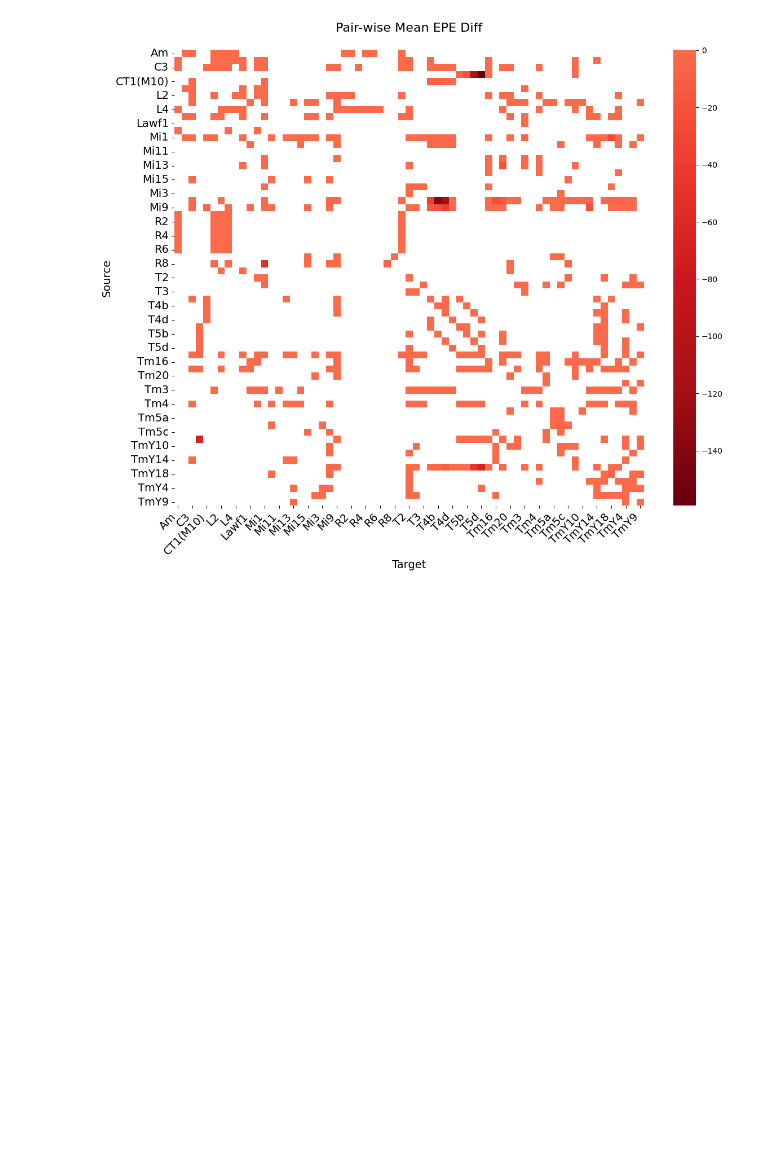
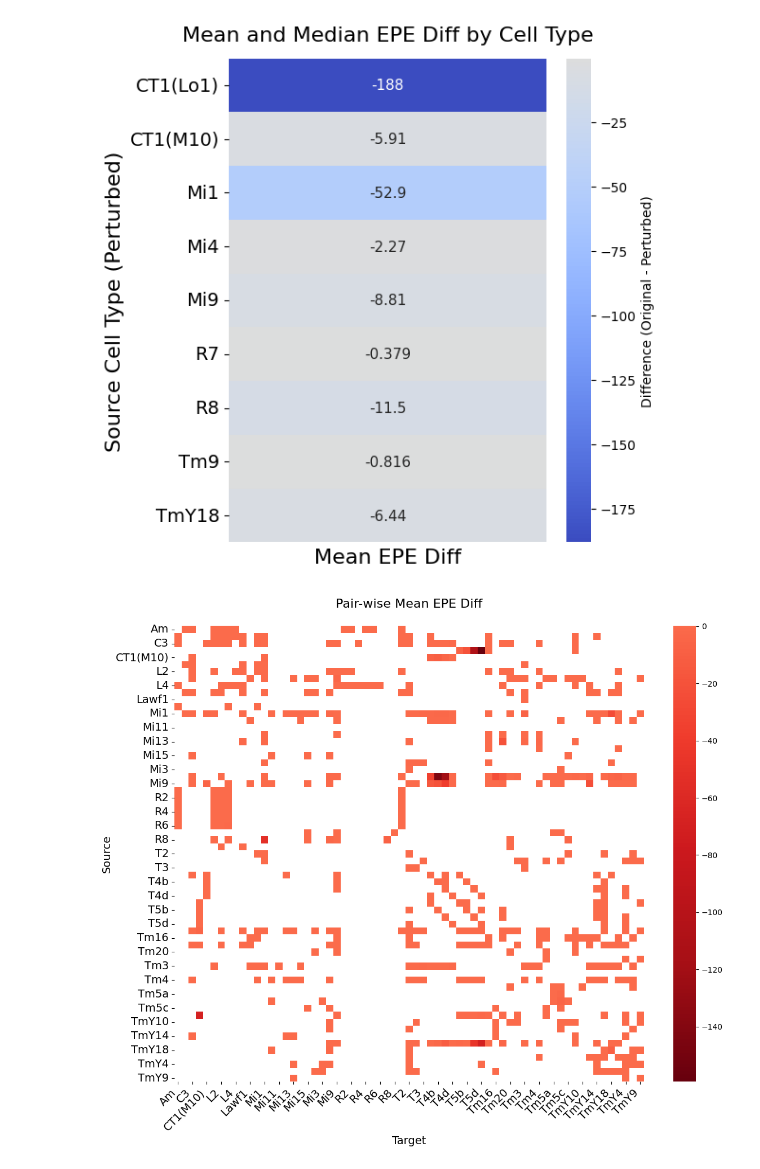
Before and after one commit to deangeckt/fly_wire_perturbations, a Jupyter notebook: optic_flow_analysis.ipynb, the cells around one changed output. Saved outputs shown, nothing was run; the diff lists cells and outputs as text; code cells hidden in the pictures; blank space fills up the shorter version.

```diff
--- a/optic_flow_analysis.ipynb
+++ b/optic_flow_analysis.ipynb
@@ -45,3 +47,32 @@ plt.show()
+# %%
+top_src_cell_types = ['CT1(Lo1)', 'CT1(M10)','Mi1', 'Mi4', 'Mi9', 'Tm9', 'R7', 'R8', 'TmY18']
+filtered_plot_df = heatmap_data[heatmap_data.index.isin(top_src_cell_types)]
+filtered_plot_df
+
+
+plt.figure(figsize=(6, 6)) # Width=10, Height=Dynamic
+
+ax = sns.heatmap(filtered_plot_df,
+            annot=True,
+            cmap='coolwarm',
+            center=0,
+            fmt=".3g",               # "General" format: uses scientific notation only when necessary
+            annot_kws={"size": 11},  # Adjust font size of the numbers
+            xticklabels=False,
+            yticklabels=True)        # Ensure every cell type label is drawn
+if ax.collections:
+    cbar = ax.collections[0].colorbar
+    cbar.set_label('Difference (Original - Perturbed)')
+ax.set_xlabel('Mean EPE Diff', fontsize=16)
+ax.set_yticklabels(ax.get_yticklabels(), fontsize=14, rotation=0)
+ax.set_xticklabels(ax.get_xticklabels(), fontsize=14)
+plt.title('Mean and Median EPE Diff by Cell Type', fontsize=16, y=1.02)
+plt.ylabel('Source Cell Type (Perturbed)', fontsize=16)
+plt.yticks(rotation=0)               # Keep y-labels horizontal for readability
+plt.tight_layout()
+plt.show()
+# %% [output]
+[figure, added]
 # %%
 def pair_wise_plot(feature = 'mean_epe_diff', title='Mean'):
 
```
Also changed, not shown: parts of 1 cell of this notebook, 1 other file.
